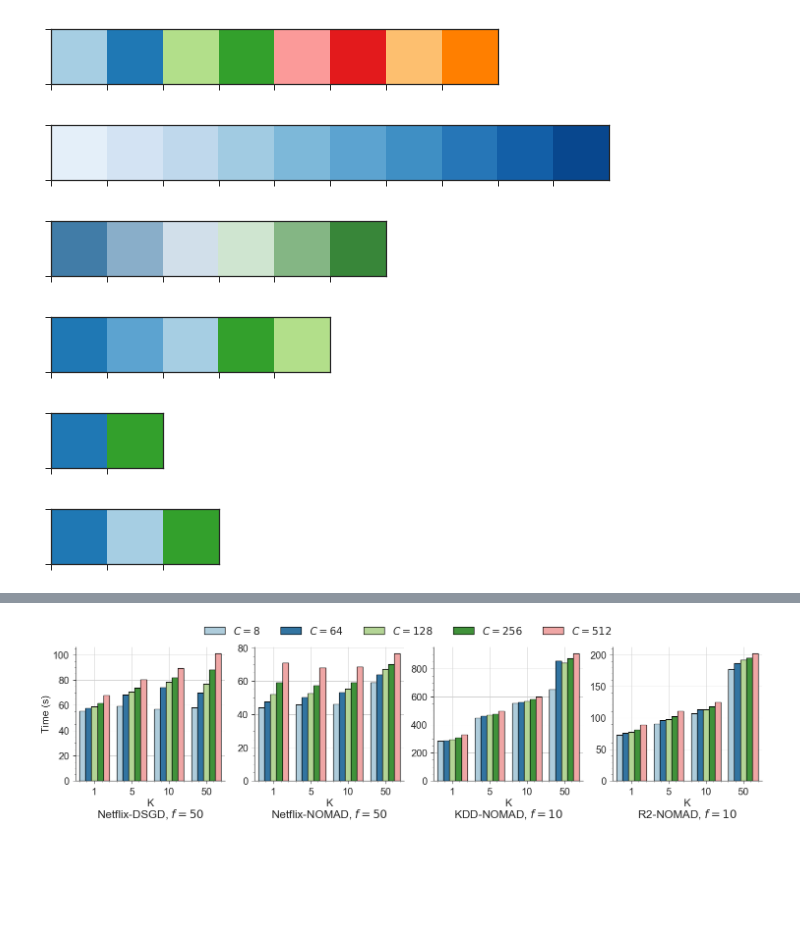
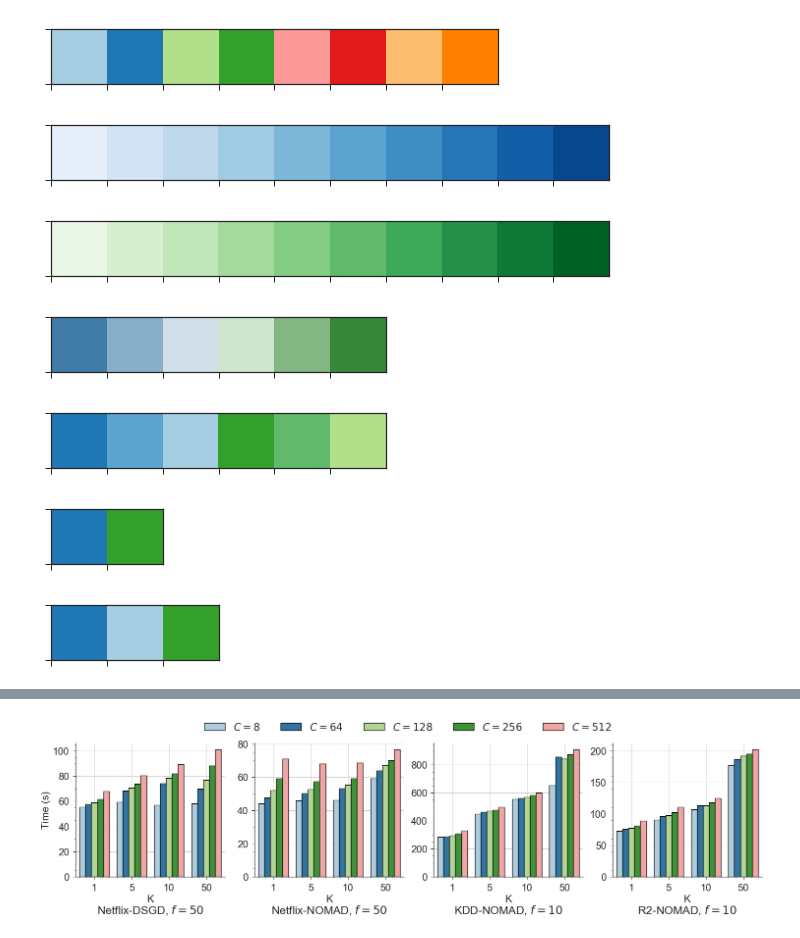
Before and after one commit to stanford-futuredata/optimus-maximus, a Jupyter notebook: plots/simdex-plots.ipynb, the cells around one changed output, grey strips where cells are left out. Cells and saved outputs as stored; diff of their text form; code cells hidden in the pictures; blank space fills up the shorter version.

Commit message:
updated plots for paper

```diff
--- a/plots/simdex-plots.ipynb
+++ b/plots/simdex-plots.ipynb
@@ -74,24 +76,25 @@ simdex_df.sort_values(by='comp_time').query('K == 1').groupby(
 # %%
-# palette = sns.color_palette('PRGn', 6)
-# f_u_palette = palette[:3] + list(reversed(palette[3:]))
 palette = sns.color_palette('Paired', 4)
 blue_palette = sns.color_palette('Blues', 10)
-f_u_palette = [palette[1], blue_palette[-5], palette[0], palette[3], palette[2]]
+green_palette = sns.color_palette('Greens', 10)
+f_u_palette = [palette[1], blue_palette[-5], palette[0], palette[3], green_palette[-5], palette[2]]
 appetizer_palette = [palette[1], palette[3]]
 rmse_reg_palette = [palette[1], palette[0], palette[3]]
 
 sns.palplot(sns.color_palette('Paired', 8))
 sns.palplot(sns.color_palette('Blues', 10))
+sns.palplot(sns.color_palette('Greens', 10))
 sns.palplot(sns.diverging_palette(240, 128, n=6))
 sns.palplot(f_u_palette)
 sns.palplot(appetizer_palette)
 sns.palplot(rmse_reg_palette)
 # %% [output]
 [figure]
 [figure]
-[figure, old version]
+[figure, new version]
-[figure, old version]
+[figure, new version]
-[figure, old version]
+[figure, new version]
-[figure, old version]
+[figure, new version]
+[figure, added]
 # %%
 with sns.color_palette(f_u_palette):
```
Also changed, not shown: parts of 9 cells of this notebook, 4 other files.
